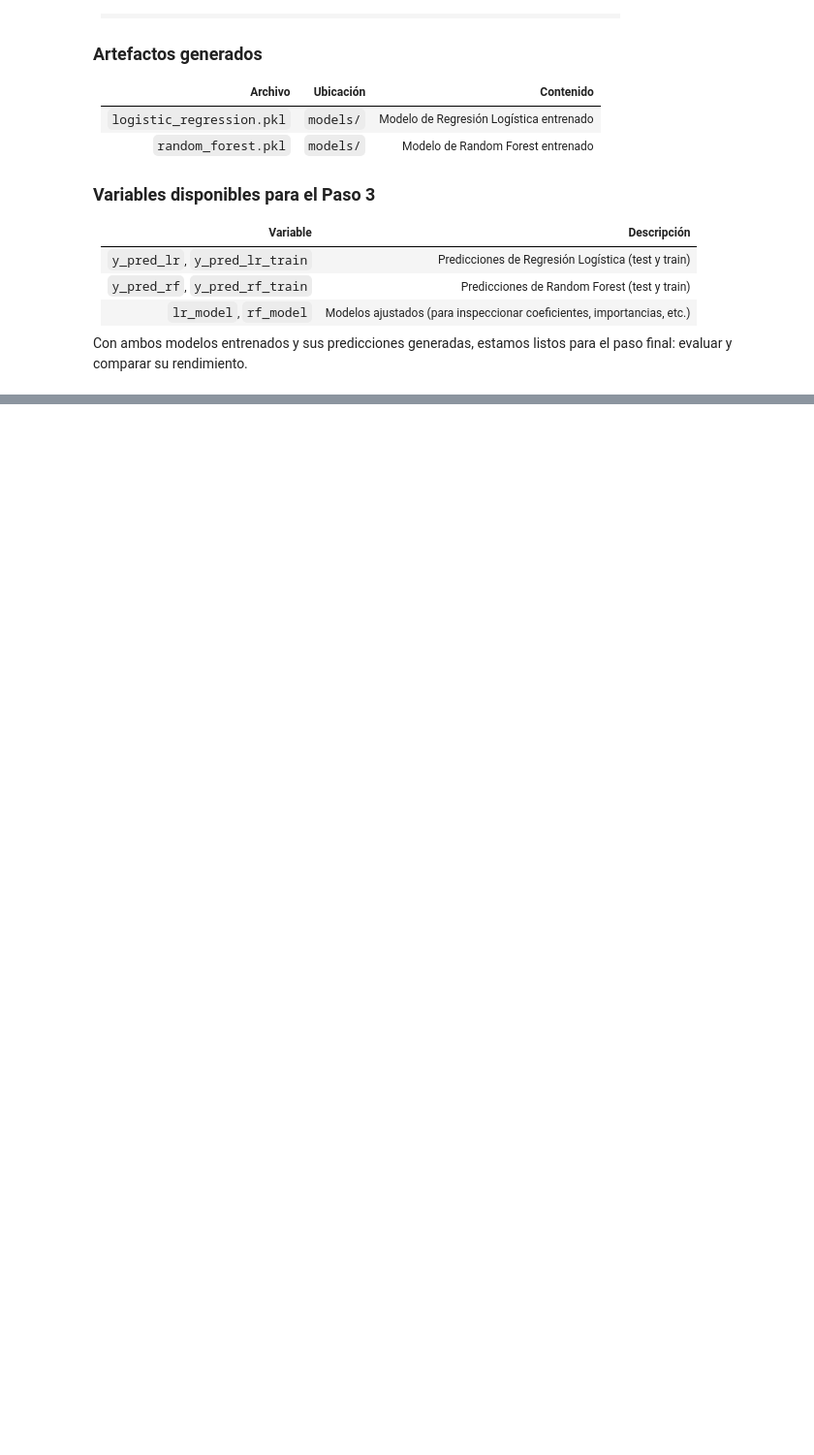
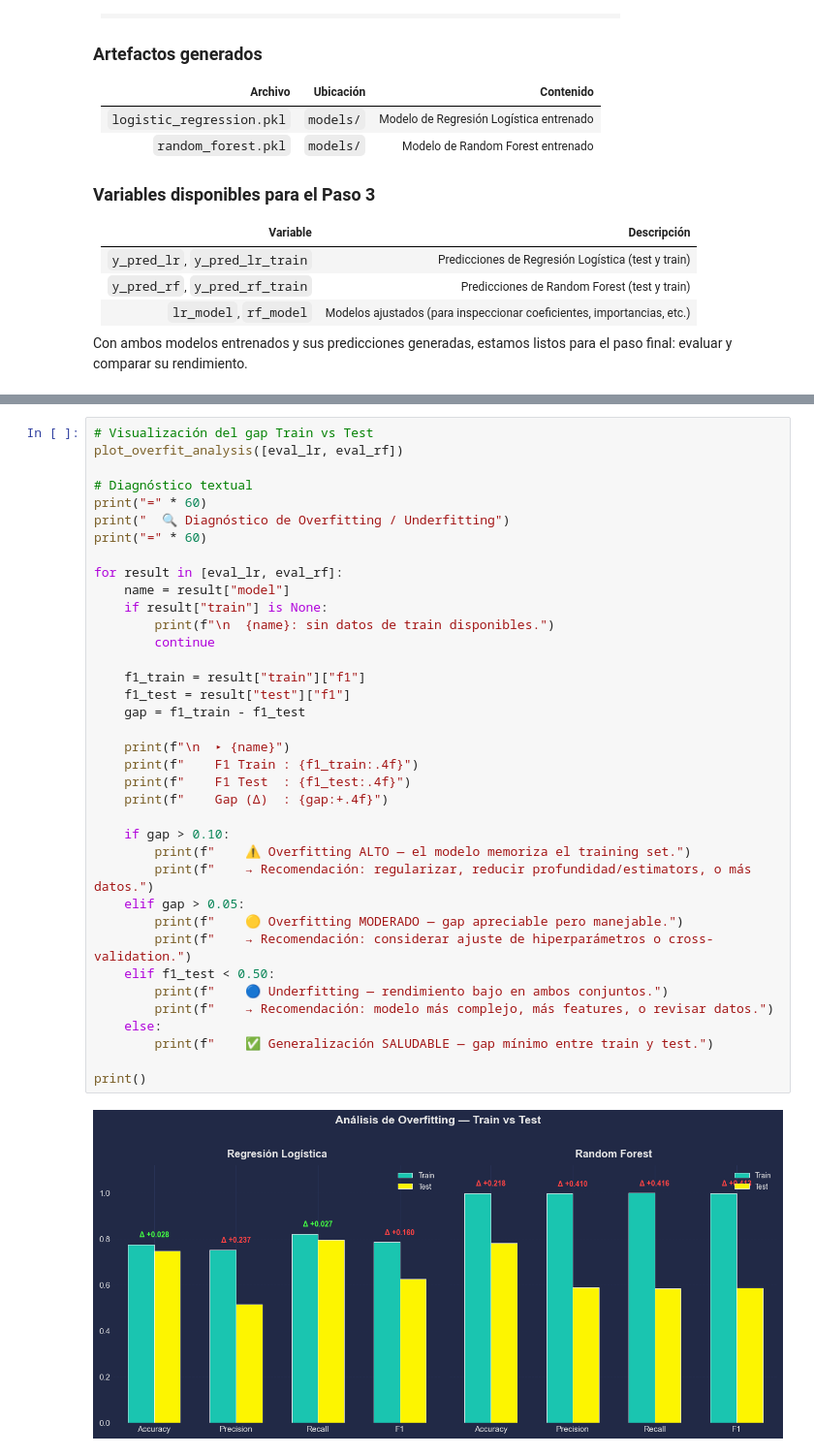
Before and after one commit to marianoInsa/ONE-TelecomX-2, a Jupyter notebook: notebooks/03_modelado_predictivo.ipynb, the cells around one changed output, grey strips where cells are left out. Shown at 97% size. Drawn from its saved outputs; the diff is of its cells as text; blank space fills up the shorter version.

```diff
--- a/notebooks/03_modelado_predictivo.ipynb
+++ b/notebooks/03_modelado_predictivo.ipynb
@@ -473,0 +610,39 @@ Cada modelo será evaluado con las métricas de clasificación estándar — Acc
+# %%
+# Visualización del gap Train vs Test
+plot_overfit_analysis([eval_lr, eval_rf])
+
+# Diagnóstico textual
+print("=" * 60)
+print("  🔍 Diagnóstico de Overfitting / Underfitting")
+print("=" * 60)
+
+for result in [eval_lr, eval_rf]:
+    name = result["model"]
+    if result["train"] is None:
+        print(f"\n  {name}: sin datos de train disponibles.")
+        continue
+
+    f1_train = result["train"]["f1"]
+    f1_test = result["test"]["f1"]
+    gap = f1_train - f1_test
+
+    print(f"\n  ▸ {name}")
+    print(f"    F1 Train : {f1_train:.4f}")
+    print(f"    F1 Test  : {f1_test:.4f}")
+    print(f"    Gap (Δ)  : {gap:+.4f}")
+
+    if gap > 0.10:
+        print(f"    ⚠️ Overfitting ALTO — el modelo memoriza el training set.")
+        print(f"    → Recomendación: regularizar, reducir profundidad/estimators, o más datos.")
+    elif gap > 0.05:
+        print(f"    🟡 Overfitting MODERADO — gap apreciable pero manejable.")
+        print(f"    → Recomendación: considerar ajuste de hiperparámetros o cross-validation.")
+    elif f1_test < 0.50:
+        print(f"    🔵 Underfitting — rendimiento bajo en ambos conjuntos.")
+        print(f"    → Recomendación: modelo más complejo, más features, o revisar datos.")
+    else:
+        print(f"    ✅ Generalización SALUDABLE — gap mínimo entre train y test.")
+
+print()
+# %% [output]
+[figure, added]
```
Also changed, not shown: parts of 17 cells of this notebook, 2 other files.
